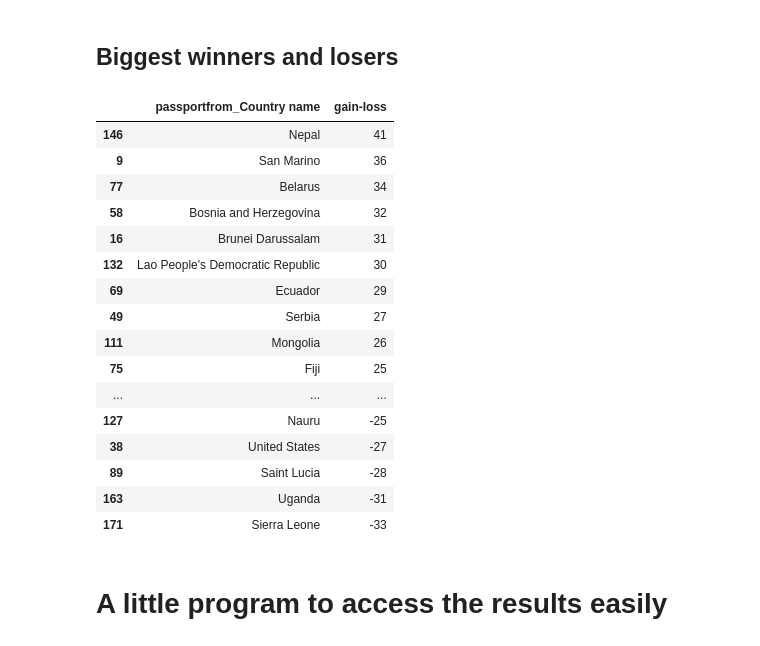
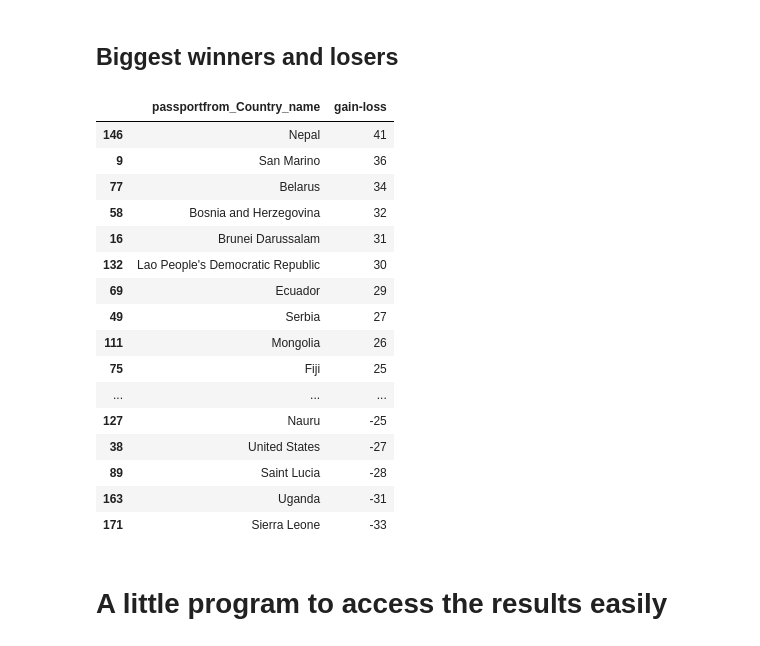
Before and after one commit to jeremielamboley/global-passport-index, a Jupyter notebook: main.ipynb, the cells around one changed output. Drawn from its saved outputs; the diff is of its cells as text; code cells hidden in the pictures.

```diff
--- a/main.ipynb
+++ b/main.ipynb
@@ -432,7 +530,7 @@ df_pivot_flattened.sample(5)
 # %% [markdown]
 ## Reorder the columns
 # %%
-df_pivot_flattened = df_pivot_flattened[['passportfrom_Country name',
+df_pivot_flattened = df_pivot_flattened[['passportfrom_Country_name',
                                          'New_Overall_ranking',
                                          'gain-loss',
                                          'visafree',
@@ -452,6 +550,13 @@ df_pivot_flattened = df_pivot_flattened[['passportfrom_Country name',
                                          'Overall_ranking_calculation']]
 # %% [markdown]
 ## New Ranking
+# %%
+df_iso.rename(columns={'Country name': 'passportfrom_Country_name'}, inplace=True)
+df_pivot_flattened = pd.merge(df_pivot_flattened, df_iso, how='left', on='passportfrom_Country_name')
+# %%
+df_pivot_flattened = pd.merge(df_pivot_flattened, df_pivot_flattened2, how='left', on='passportfrom_Country_name')
+# %%
+df_pivot_flattened['visaFreeRatio'] = df_pivot_flattened['visafreeTO'] / df_pivot_flattened['visafree']
 # %%
 # Re-order and format the values
 df_pivot_flattened.sort_values('New_Overall_ranking',ascending=True, inplace=True)
@@ -486,15 +575,15 @@ df_pivot_flattened.to_csv('ranking.csv')
 # %% [markdown]
 ## Biggest winners and losers
 # %%
-df_rankgainloss = df_pivot_flattened[['passportfrom_Country name','gain-loss']].sort_values('gain-loss', ascending=False, inplace=False)
+df_rankgainloss = df_pivot_flattened[['passportfrom_Country_name','gain-loss']].sort_values('gain-loss', ascending=False, inplace=False)
 df_rankgainloss.style.format({
     'UN_World_GDP_percent': '{:.2%}'.format,
     'UN_population_Value_2015_percent': '{:.2%}'.format,
     'Surface_area_convered_percent': '{:.2%}'.format,
     'unesco_total_sites_percent': '{:.2%}'.format
     })
 # %% [output]
-|  | passportfrom_Country name | gain-loss |
+|  | passportfrom_Country_name | gain-loss |
 | 146 | Nepal | 41 |
 | 9 | San Marino | 36 |
 | 77 | Belarus | 34 |
```
Also changed, not shown: parts of 37 cells of this notebook.
